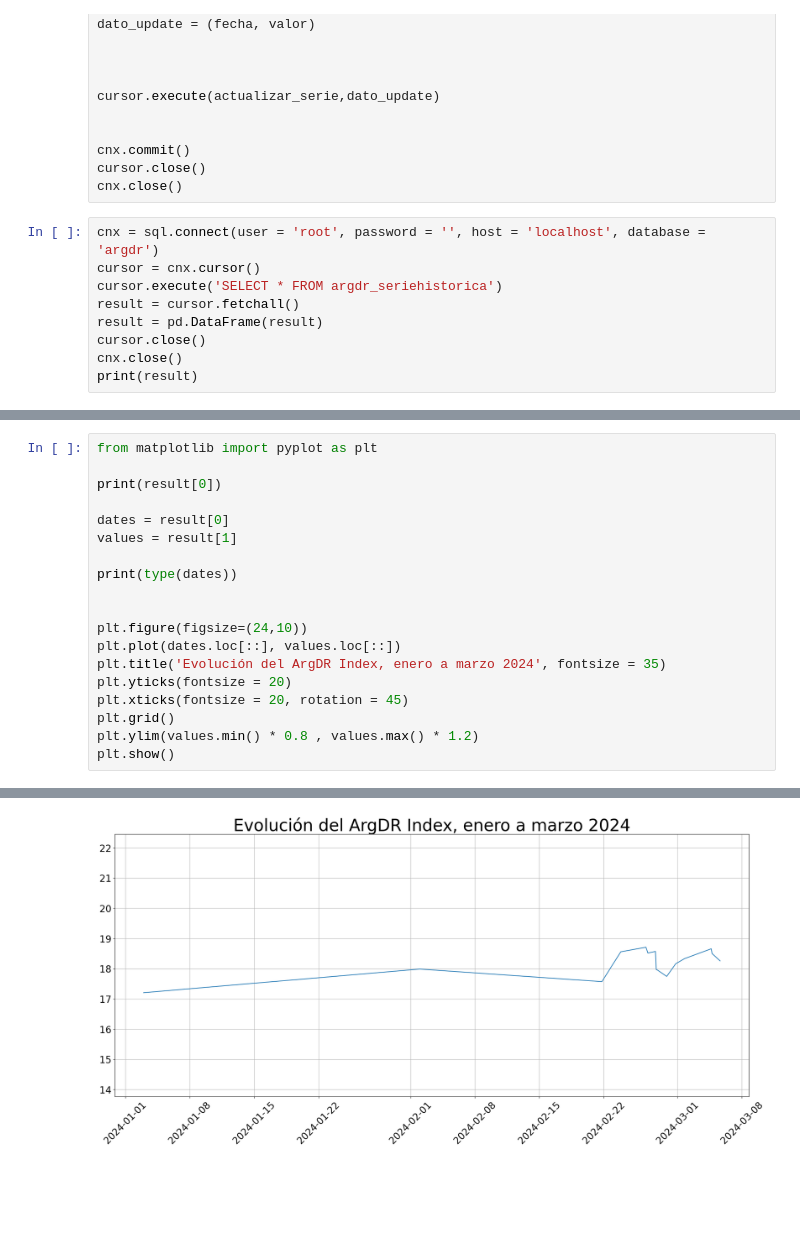
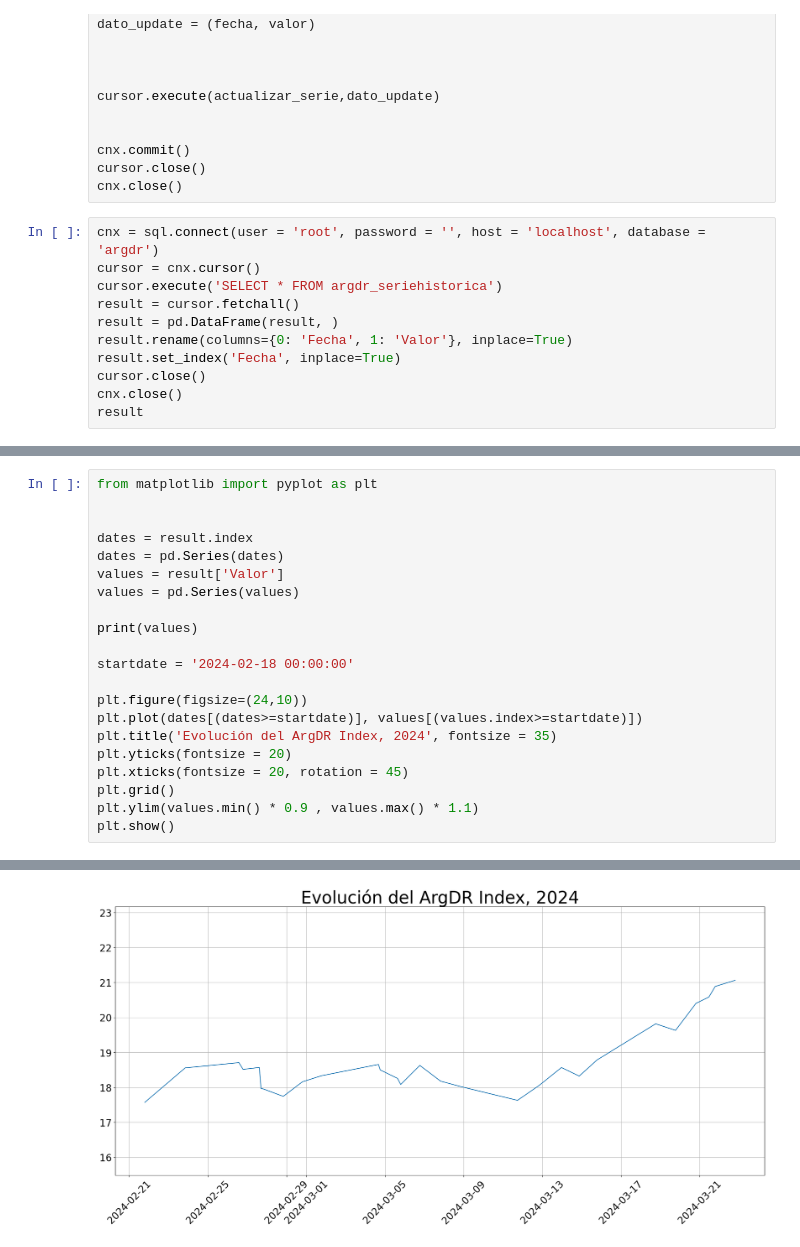
Before and after one commit to andres-fern/argdr, a Jupyter notebook: ArgDR_index.ipynb, the cells around one changed output, grey strips where cells are left out. Cells and saved outputs as stored; diff of their text form; blank space fills up the shorter version.

Commit message:
Add files via upload
Datos actualizados al 26 de marzo de 2024. Agregado de una celda que calcula variación del índice con respecto a la jornada anterior

```diff
--- a/ArgDR_index.ipynb
+++ b/ArgDR_index.ipynb
@@ -323,8 +322,10 @@ cnx = sql.connect(user = 'root', password = '', host = 'localhost', database = '
 cursor = cnx.cursor()
 cursor.execute('SELECT * FROM argdr_seriehistorica')
 result = cursor.fetchall()
-result = pd.DataFrame(result)
+result = pd.DataFrame(result, )
+result.rename(columns={0: 'Fecha', 1: 'Valor'}, inplace=True)
+result.set_index('Fecha', inplace=True)
 cursor.close()
 cnx.close()
-print(result)
+result
 # %% [output]
@@ -347,20 +362,22 @@ print(result)
 # %%
 from matplotlib import pyplot as plt
 
-print(result[0])
 
-dates = result[0]
-values = result[1]
+dates = result.index
+dates = pd.Series(dates)
+values = result['Valor']
+values = pd.Series(values)
 
-print(type(dates))
+print(values)
 
+startdate = '2024-02-18 00:00:00'
 
 plt.figure(figsize=(24,10))
-plt.plot(dates.loc[::], values.loc[::])
-plt.title('Evolución del ArgDR Index, enero a marzo 2024', fontsize = 35)
+plt.plot(dates[(dates>=startdate)], values[(values.index>=startdate)])
+plt.title('Evolución del ArgDR Index, 2024', fontsize = 35)
 plt.yticks(fontsize = 20)
 plt.xticks(fontsize = 20, rotation = 45)
 plt.grid()
-plt.ylim(values.min() * 0.8 , values.max() * 1.2)
+plt.ylim(values.min() * 0.9 , values.max() * 1.1)
 plt.show()
 # %% [output]
@@ -384 +401 @@ Name: 0, dtype: datetime64[ns]
-[figure, old version]
+[figure, new version]
```
Also changed, not shown: parts of 9 cells of this notebook.
